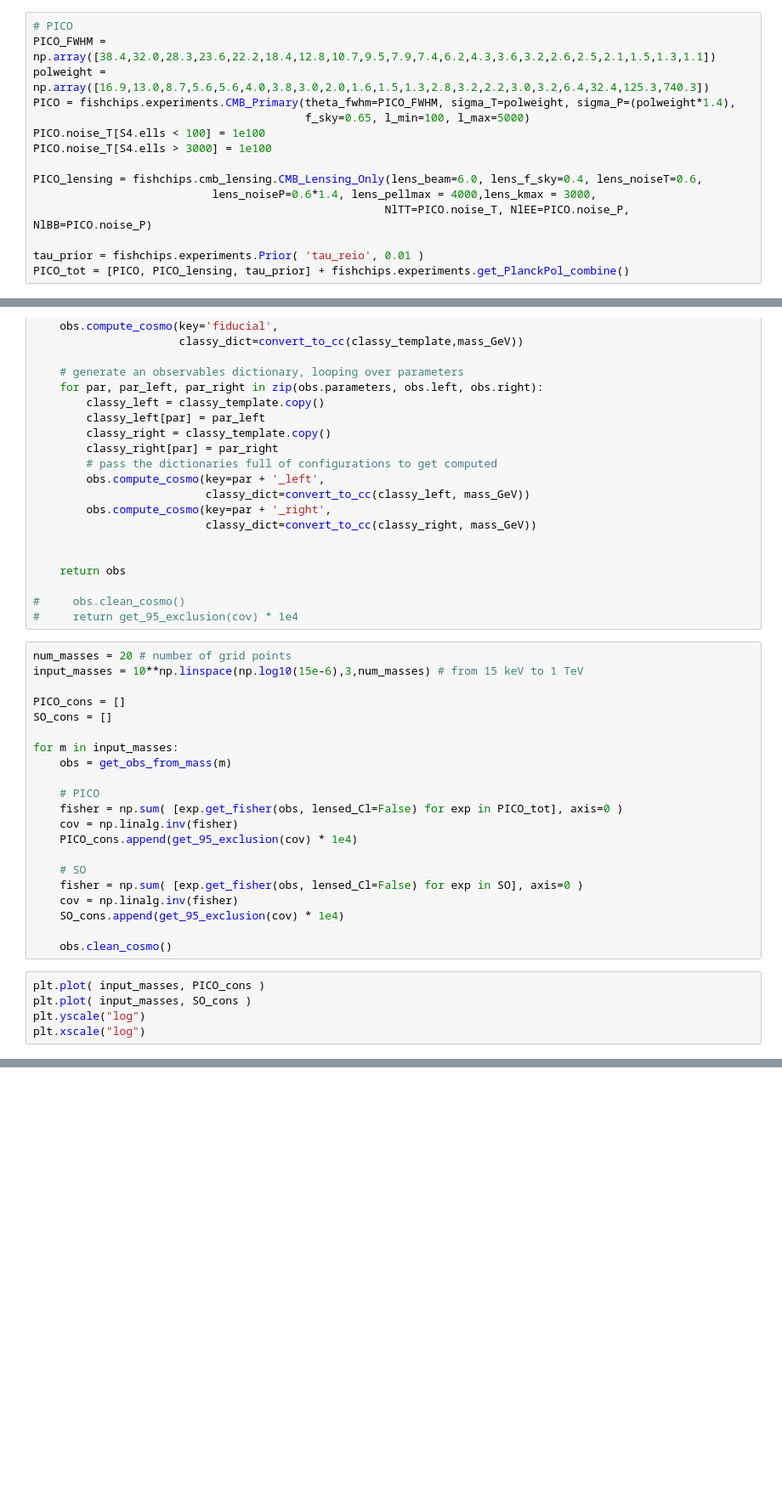
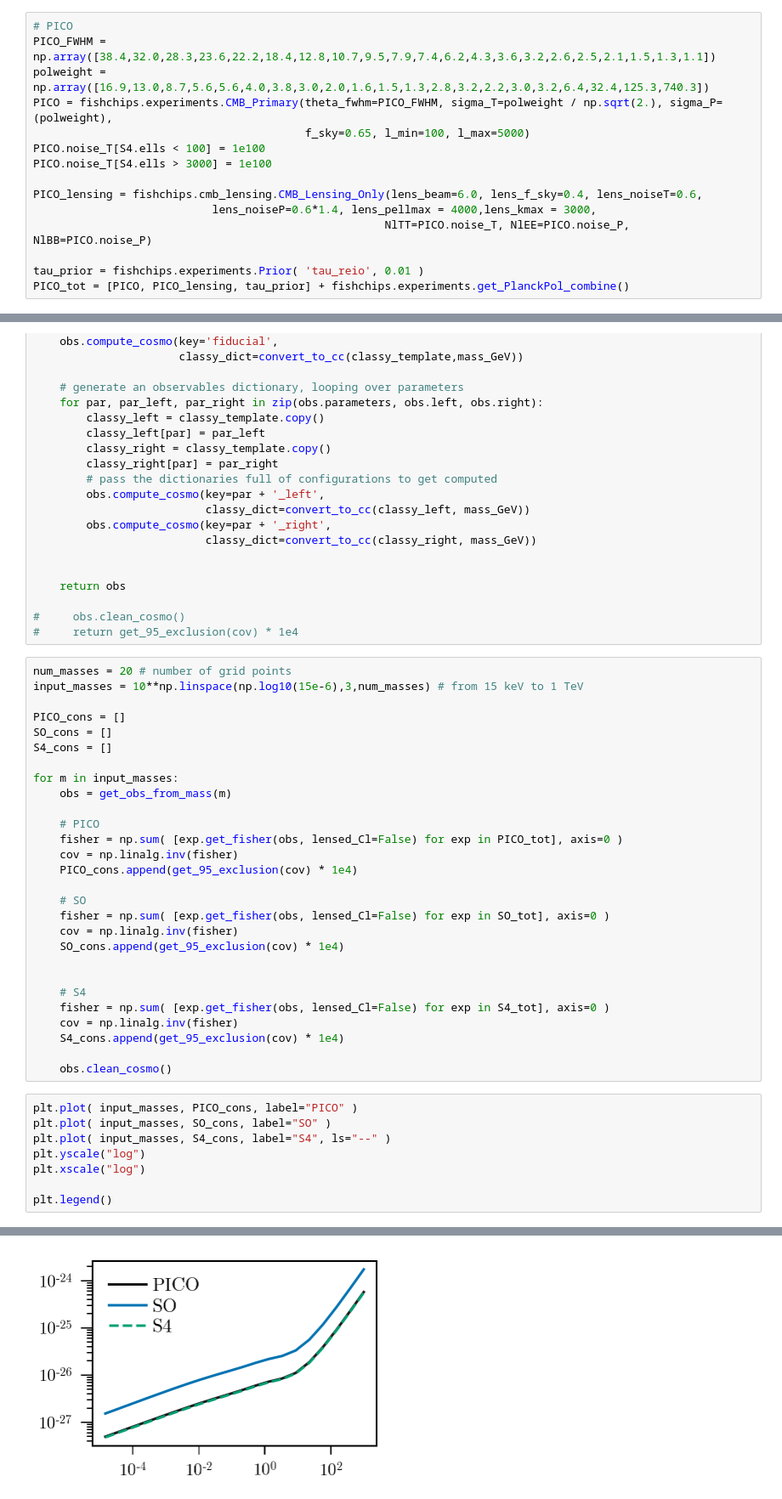
Before and after one commit to xzackli/PICO_DM, a Jupyter notebook: Mass Constraint Curve.ipynb, the cells around one changed output, grey strips where cells are left out. Shown at 85% size. Drawn from its saved outputs; the diff is of its cells as text; blank space fills up the shorter version.

```diff
--- a/Mass Constraint Curve.ipynb
+++ b/Mass Constraint Curve.ipynb
@@ -145,7 +145,7 @@ Loaded cached Cls from  output/clphi_low_acc_False_5000_20181220.txt
 # PICO
 PICO_FWHM = np.array([38.4,32.0,28.3,23.6,22.2,18.4,12.8,10.7,9.5,7.9,7.4,6.2,4.3,3.6,3.2,2.6,2.5,2.1,1.5,1.3,1.1])
 polweight = np.array([16.9,13.0,8.7,5.6,5.6,4.0,3.8,3.0,2.0,1.6,1.5,1.3,2.8,3.2,2.2,3.0,3.2,6.4,32.4,125.3,740.3])
-PICO = fishchips.experiments.CMB_Primary(theta_fwhm=PICO_FWHM, sigma_T=polweight, sigma_P=(polweight*1.4),
+PICO = fishchips.experiments.CMB_Primary(theta_fwhm=PICO_FWHM, sigma_T=polweight / np.sqrt(2.), sigma_P=(polweight),
                                          f_sky=0.65, l_min=100, l_max=5000)
 PICO.noise_T[S4.ells < 100] = 1e100
 PICO.noise_T[S4.ells > 3000] = 1e100
@@ -271,6 +271,7 @@ input_masses = 10**np.linspace(np.log10(15e-6),3,num_masses) # from 15 keV to 1
 
 PICO_cons = []
 SO_cons = []
+S4_cons = []
 
 for m in input_masses:
     obs = get_obs_from_mass(m)
@@ -281,13 +282,23 @@ for m in input_masses:
     PICO_cons.append(get_95_exclusion(cov) * 1e4)
 
     # SO
-    fisher = np.sum( [exp.get_fisher(obs, lensed_Cl=False) for exp in SO], axis=0 )
+    fisher = np.sum( [exp.get_fisher(obs, lensed_Cl=False) for exp in SO_tot], axis=0 )
     cov = np.linalg.inv(fisher)
     SO_cons.append(get_95_exclusion(cov) * 1e4)
 
+
+    # S4
+    fisher = np.sum( [exp.get_fisher(obs, lensed_Cl=False) for exp in S4_tot], axis=0 )
+    cov = np.linalg.inv(fisher)
+    S4_cons.append(get_95_exclusion(cov) * 1e4)
+
     obs.clean_cosmo()
 # %%
-plt.plot( input_masses, PICO_cons )
-plt.plot( input_masses, SO_cons )
+plt.plot( input_masses, PICO_cons, label="PICO" )
+plt.plot( input_masses, SO_cons, label="SO" )
+plt.plot( input_masses, S4_cons, label="S4", ls="--" )
 plt.yscale("log")
 plt.xscale("log")
+
+plt.legend()
+# %% [output]
@@ -294,3 +306,4 @@ plt.xscale("log")
+[figure, added]
 # %%
 from astropy.io import ascii
 
```
Also changed, not shown: parts of 7 cells of this notebook, 3 other files.
